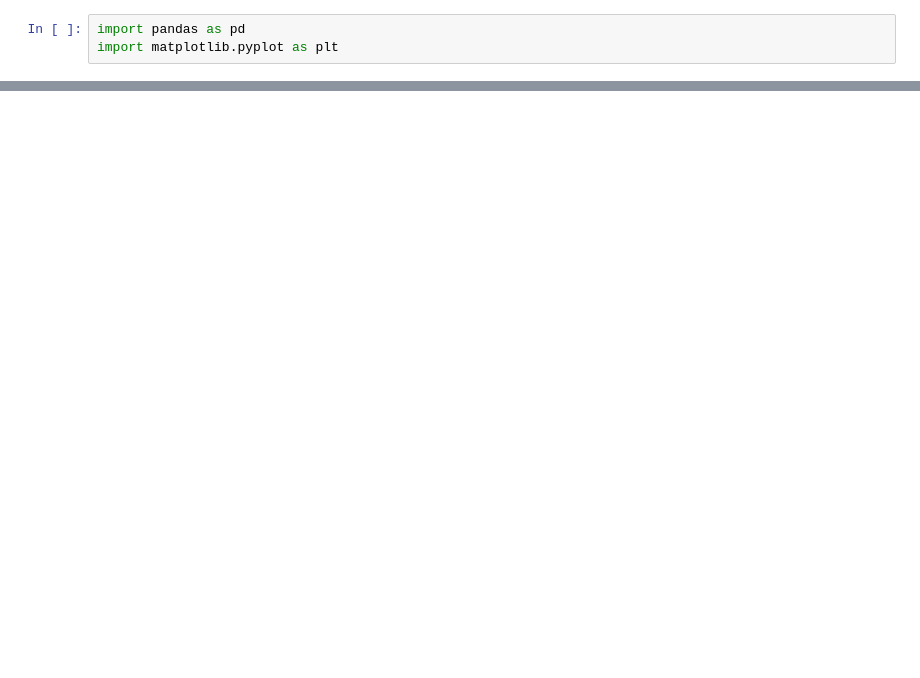
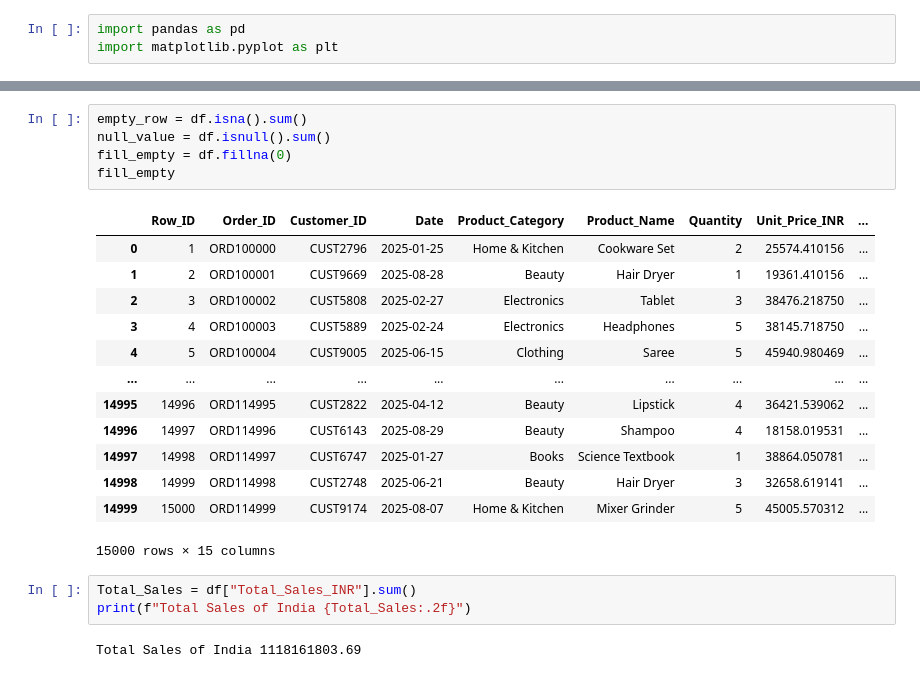
Before and after one commit to Aniket07Parida/Amazon-Sales, a Jupyter notebook: Amazon_Sales.ipynb, the cells around one changed output, grey strips where cells are left out. Drawn from its saved outputs; the diff is of its cells as text; blank space fills up the shorter version.

```diff
--- a/Amazon_Sales.ipynb
+++ b/Amazon_Sales.ipynb
@@ -17,0 +30,24 @@ OperationalError: ('08001', '[08001] [Microsoft][ODBC Driver 17 for SQL Server]S
+# %%
+empty_row = df.isna().sum()
+null_value = df.isnull().sum()
+fill_empty = df.fillna(0)
+fill_empty
+# %% [output]
+|  | Row_ID | Order_ID | Customer_ID | Date | Product_Category | Product_Name | Quantity | Unit_Price_INR | ... |
+| 0 | 1 | ORD100000 | CUST2796 | 2025-01-25 | Home & Kitchen | Cookware Set | 2 | 25574.410156 | ... |
+| 1 | 2 | ORD100001 | CUST9669 | 2025-08-28 | Beauty | Hair Dryer | 1 | 19361.410156 | ... |
+| 2 | 3 | ORD100002 | CUST5808 | 2025-02-27 | Electronics | Tablet | 3 | 38476.218750 | ... |
+| 3 | 4 | ORD100003 | CUST5889 | 2025-02-24 | Electronics | Headphones | 5 | 38145.718750 | ... |
+| 4 | 5 | ORD100004 | CUST9005 | 2025-06-15 | Clothing | Saree | 5 | 45940.980469 | ... |
+| ... | ... | ... | ... | ... | ... | ... | ... | ... | ... |
+| 14995 | 14996 | ORD114995 | CUST2822 | 2025-04-12 | Beauty | Lipstick | 4 | 36421.539062 | ... |
+| 14996 | 14997 | ORD114996 | CUST6143 | 2025-08-29 | Beauty | Shampoo | 4 | 18158.019531 | ... |
+| 14997 | 14998 | ORD114997 | CUST6747 | 2025-01-27 | Books | Science Textbook | 1 | 38864.050781 | ... |
+| 14998 | 14999 | ORD114998 | CUST2748 | 2025-06-21 | Beauty | Hair Dryer | 3 | 32658.619141 | ... |
+| 14999 | 15000 | ORD114999 | CUST9174 | 2025-08-07 | Home & Kitchen | Mixer Grinder | 5 | 45005.570312 | ... |
+15000 rows × 15 columns
+# %%
+Total_Sales = df["Total_Sales_INR"].sum()
+print(f"Total Sales of India {Total_Sales:.2f}")
+# %% [output]
+Total Sales of India 1118161803.69
```
Also changed, not shown: parts of 13 cells of this notebook.
